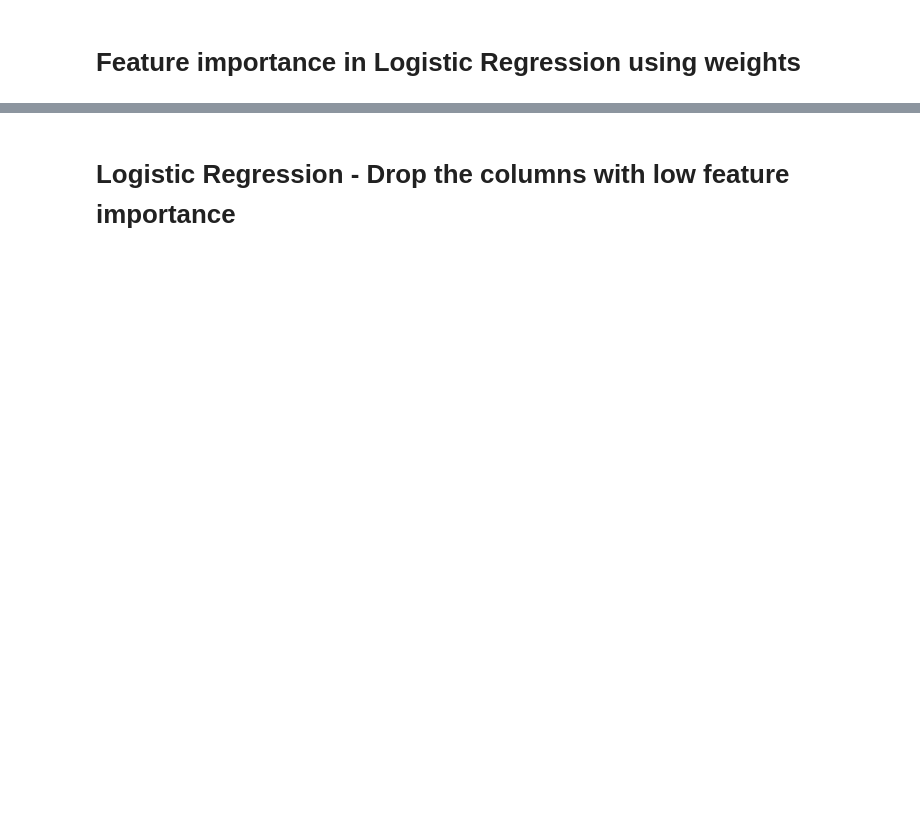
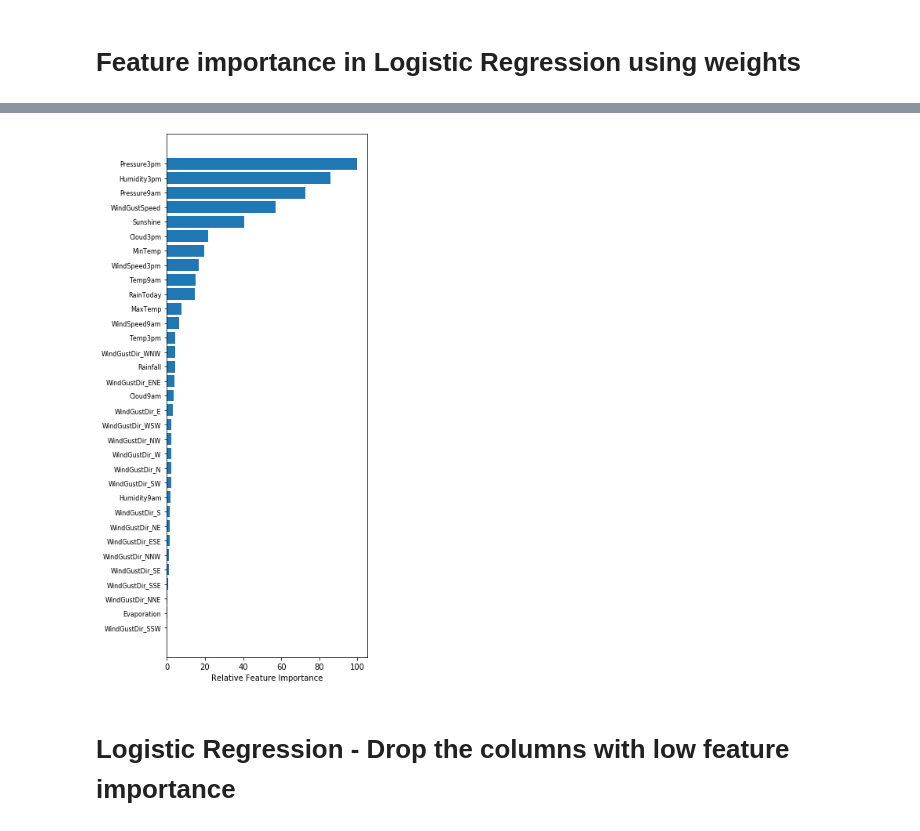
Before and after one commit to jherberg462/ml-predictions-project, a Jupyter notebook: aus_weather/aus_weather_logistic_regression_model.ipynb, the cells around one changed output, grey strips where cells are left out. Saved outputs shown, nothing was run; the diff lists cells and outputs as text; code cells hidden in the pictures; blank space fills up the shorter version.

Commit message:
replaced the recent logistic regression file

```diff
--- a/aus_weather/aus_weather_logistic_regression_model.ipynb
+++ b/aus_weather/aus_weather_logistic_regression_model.ipynb
@@ -72,5 +209,5 @@ X
 # %%
-#Split the data into training and testing
+# Split the data into training and testing
 from sklearn.model_selection import train_test_split
-X_train,X_test,y_train,y_test=train_test_split(X,y,random_state=42)
+X_train,X_test,y_train,y_test=train_test_split(X,y,train_size=0.8,random_state=42)
 # %%
@@ -91,5 +228,5 @@ from warnings import simplefilter
 simplefilter(action='ignore', category=FutureWarning)
 # %%
 from sklearn.linear_model import LogisticRegression
-classifier=LogisticRegression()
-classifier
+classifier_1=LogisticRegression()
+classifier_1
@@ -96,3 +239,3 @@ classifier
 # %%
-#Fit(train) the model using th scaled training data
-classifier.fit(X_train,y_train.ravel())
+# Fit(train) the model using th scaled training data
+classifier_1.fit(X_train,y_train.ravel())
@@ -109,13 +350,15 @@ col_names
 # %%
-feature_importance = abs(classifier.coef_[0])
+feature_importance = abs(classifier_1.coef_[0])
 feature_importance = 100.0 * (feature_importance / feature_importance.max())
 sorted_idx = np.argsort(feature_importance)
 pos = np.arange(sorted_idx.shape[0])
 featfig = plt.figure(figsize=(5,10))
 featax = featfig.add_subplot(1, 1, 1)
 featax.barh(pos, feature_importance[sorted_idx], align='center')
 featax.set_yticks(pos)
 featax.set_yticklabels(np.array(X.columns)[sorted_idx], fontsize=8)
 featax.set_xlabel('Relative Feature Importance')
 plt.tight_layout()
 plt.show()
+# %% [output]
+[figure, added]
```
Also changed, not shown: parts of 75 cells of this notebook.
